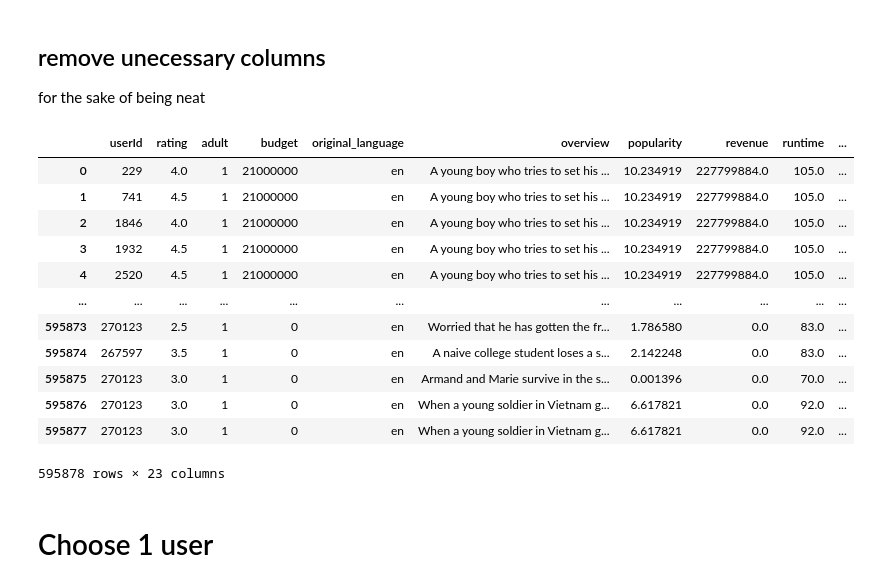
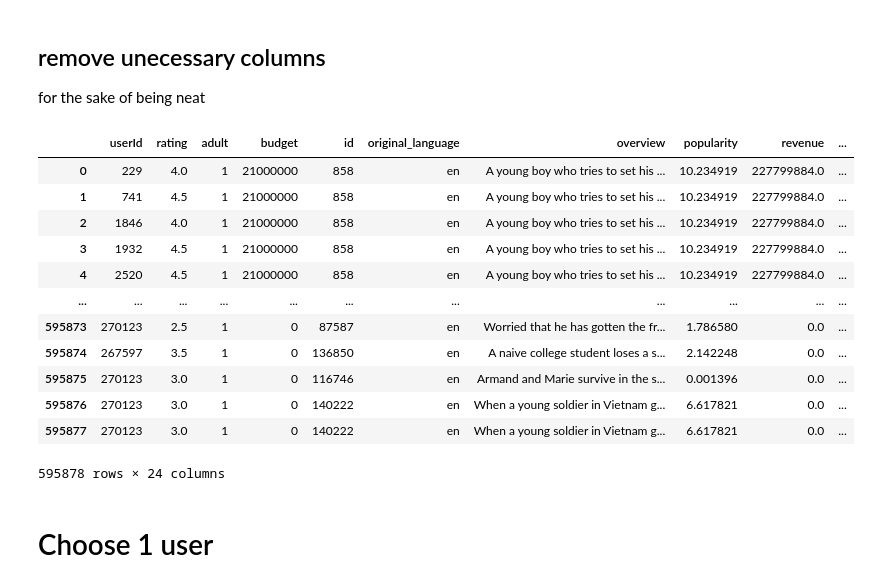
Before and after one commit to naozitios/movie_recommender, a Jupyter notebook: neural_nets.ipynb, the cells around one changed output. Drawn from its saved outputs; the diff is of its cells as text; code cells hidden in the pictures.

```diff
--- a/neural_nets.ipynb
+++ b/neural_nets.ipynb
@@ -73,23 +73,23 @@ memory usage: 138.7+ MB
 ## remove unecessary columns
 for the sake of being neat
 # %%
-cols_to_drop = ["genres", "imdb_id", "id", "production_companies", "production_countries", "spoken_languages", "keywords", "release_date"]
+cols_to_drop = ["genres", "imdb_id", "production_companies", "production_countries", "spoken_languages", "keywords", "release_date"]
 df = df.drop(columns=cols_to_drop)
 df
 # %% [output]
-|  | userId | rating | adult | budget | original_language | overview | popularity | revenue | runtime | ... |
-| 0 | 229 | 4.0 | 1 | 21000000 | en | A young boy who tries to set his ... | 10.234919 | 227799884.0 | 105.0 | ... |
-| 1 | 741 | 4.5 | 1 | 21000000 | en | A young boy who tries to set his ... | 10.234919 | 227799884.0 | 105.0 | ... |
-| 2 | 1846 | 4.0 | 1 | 21000000 | en | A young boy who tries to set his ... | 10.234919 | 227799884.0 | 105.0 | ... |
-| 3 | 1932 | 4.5 | 1 | 21000000 | en | A young boy who tries to set his ... | 10.234919 | 227799884.0 | 105.0 | ... |
-| 4 | 2520 | 4.5 | 1 | 21000000 | en | A young boy who tries to set his ... | 10.234919 | 227799884.0 | 105.0 | ... |
+|  | userId | rating | adult | budget | id | original_language | overview | popularity | revenue | ... |
+| 0 | 229 | 4.0 | 1 | 21000000 | 858 | en | A young boy who tries to set his ... | 10.234919 | 227799884.0 | ... |
+| 1 | 741 | 4.5 | 1 | 21000000 | 858 | en | A young boy who tries to set his ... | 10.234919 | 227799884.0 | ... |
+| 2 | 1846 | 4.0 | 1 | 21000000 | 858 | en | A young boy who tries to set his ... | 10.234919 | 227799884.0 | ... |
+| 3 | 1932 | 4.5 | 1 | 21000000 | 858 | en | A young boy who tries to set his ... | 10.234919 | 227799884.0 | ... |
+| 4 | 2520 | 4.5 | 1 | 21000000 | 858 | en | A young boy who tries to set his ... | 10.234919 | 227799884.0 | ... |
 | ... | ... | ... | ... | ... | ... | ... | ... | ... | ... | ... |
-| 595873 | 270123 | 2.5 | 1 | 0 | en | Worried that he has gotten the fr... | 1.786580 | 0.0 | 83.0 | ... |
-| 595874 | 267597 | 3.5 | 1 | 0 | en | A naive college student loses a s... | 2.142248 | 0.0 | 83.0 | ... |
-| 595875 | 270123 | 3.0 | 1 | 0 | en | Armand and Marie survive in the s... | 0.001396 | 0.0 | 70.0 | ... |
-| 595876 | 270123 | 3.0 | 1 | 0 | en | When a young soldier in Vietnam g... | 6.617821 | 0.0 | 92.0 | ... |
-| 595877 | 270123 | 3.0 | 1 | 0 | en | When a young soldier in Vietnam g... | 6.617821 | 0.0 | 92.0 | ... |
+| 595873 | 270123 | 2.5 | 1 | 0 | 87587 | en | Worried that he has gotten the fr... | 1.786580 | 0.0 | ... |
+| 595874 | 267597 | 3.5 | 1 | 0 | 136850 | en | A naive college student loses a s... | 2.142248 | 0.0 | ... |
+| 595875 | 270123 | 3.0 | 1 | 0 | 116746 | en | Armand and Marie survive in the s... | 0.001396 | 0.0 | ... |
+| 595876 | 270123 | 3.0 | 1 | 0 | 140222 | en | When a young soldier in Vietnam g... | 6.617821 | 0.0 | ... |
+| 595877 | 270123 | 3.0 | 1 | 0 | 140222 | en | When a young soldier in Vietnam g... | 6.617821 | 0.0 | ... |
-595878 rows × 23 columns
+595878 rows × 24 columns
 # %% [markdown]
 # Choose 1 user
 # %%
```
Also changed, not shown: parts of 4 cells of this notebook.
